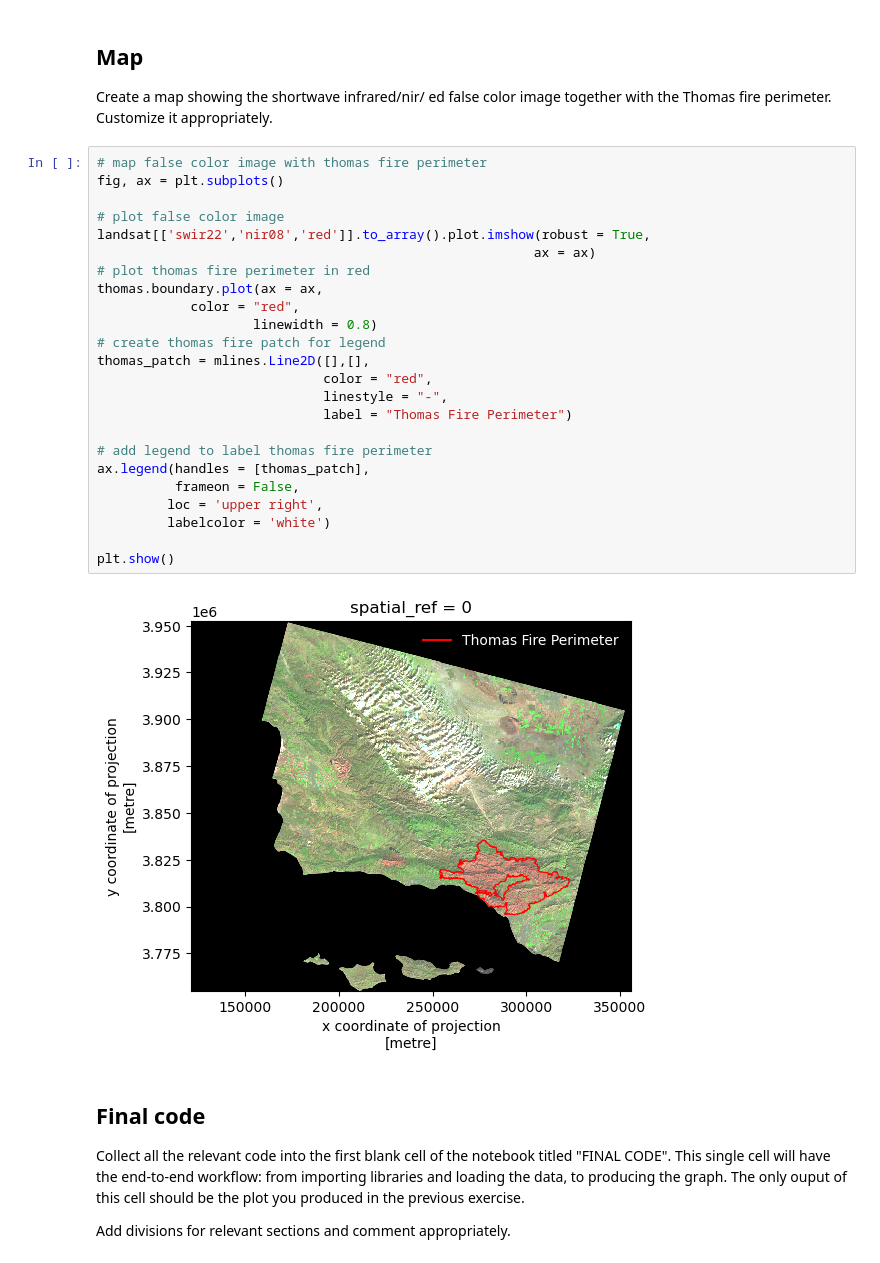
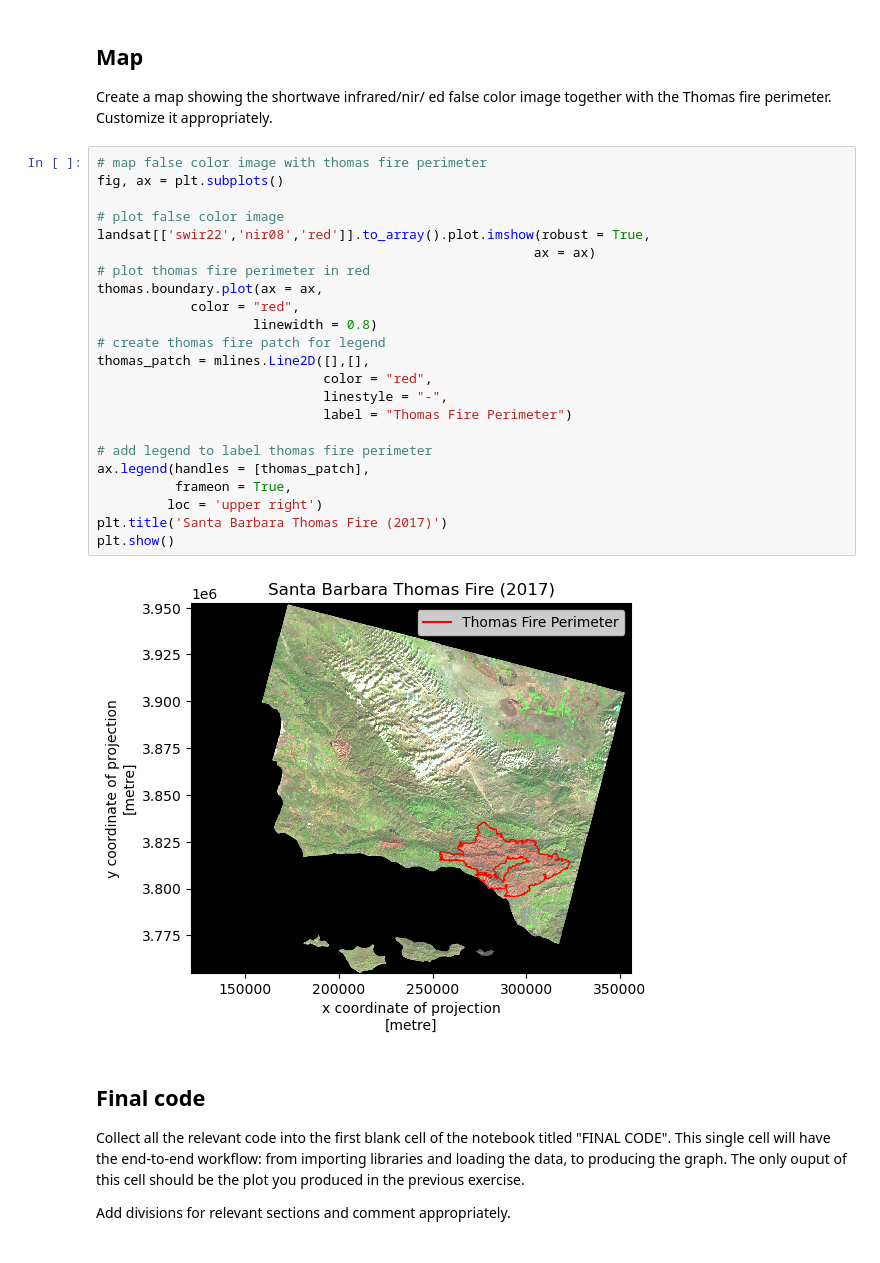
Before and after one commit to amandaherbst/eds220-hwk-4, a Jupyter notebook: hwk4-task2-false-color.ipynb, the cells around one changed output. Drawn from its saved outputs; the diff is of its cells as text.

```diff
--- a/hwk4-task2-false-color.ipynb
+++ b/hwk4-task2-false-color.ipynb
@@ -208,29 +208,28 @@ Customize it appropriately.
 # %%
 # map false color image with thomas fire perimeter
 fig, ax = plt.subplots()
 
 # plot false color image
 landsat[['swir22','nir08','red']].to_array().plot.imshow(robust = True,
                                                         ax = ax)
 # plot thomas fire perimeter in red
 thomas.boundary.plot(ax = ax,
             color = "red",
                     linewidth = 0.8)
 # create thomas fire patch for legend
 thomas_patch = mlines.Line2D([],[],
                              color = "red",
                              linestyle = "-",
                              label = "Thomas Fire Perimeter")
 
 # add legend to label thomas fire perimeter
 ax.legend(handles = [thomas_patch],
-          frameon = False,
-         loc = 'upper right',
-         labelcolor = 'white')
-
+          frameon = True,
+         loc = 'upper right')
+plt.title('Santa Barbara Thomas Fire (2017)')
 plt.show()
 # %% [output]
-[figure, old version]
+[figure, new version]
 # %% [markdown]
 ## Final code
 
```
